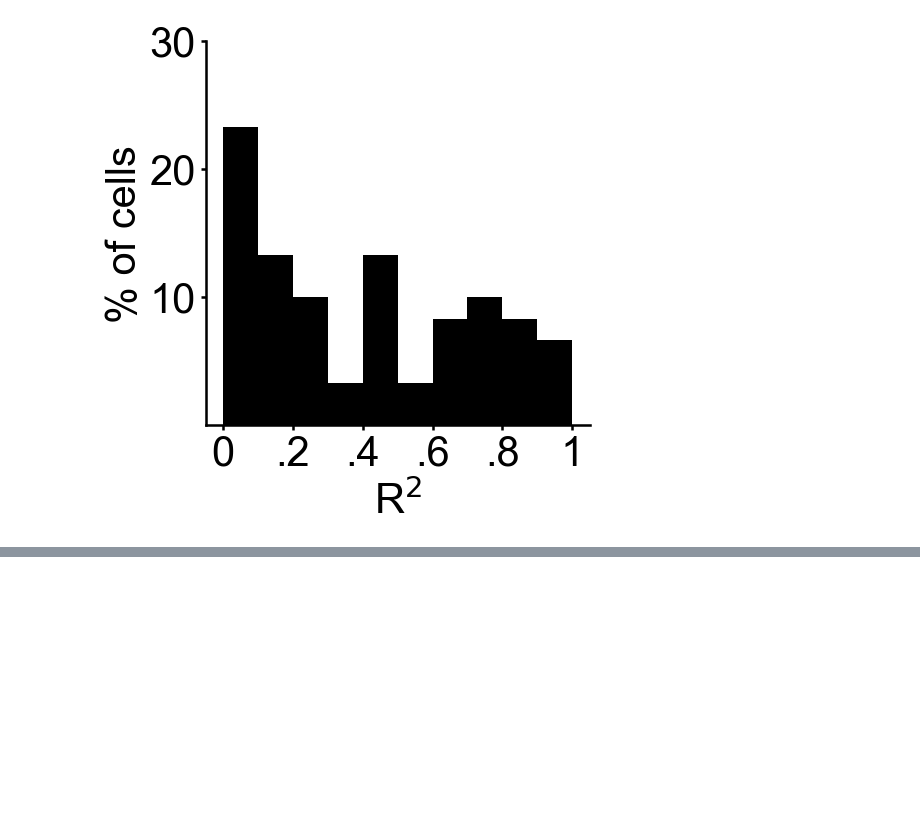
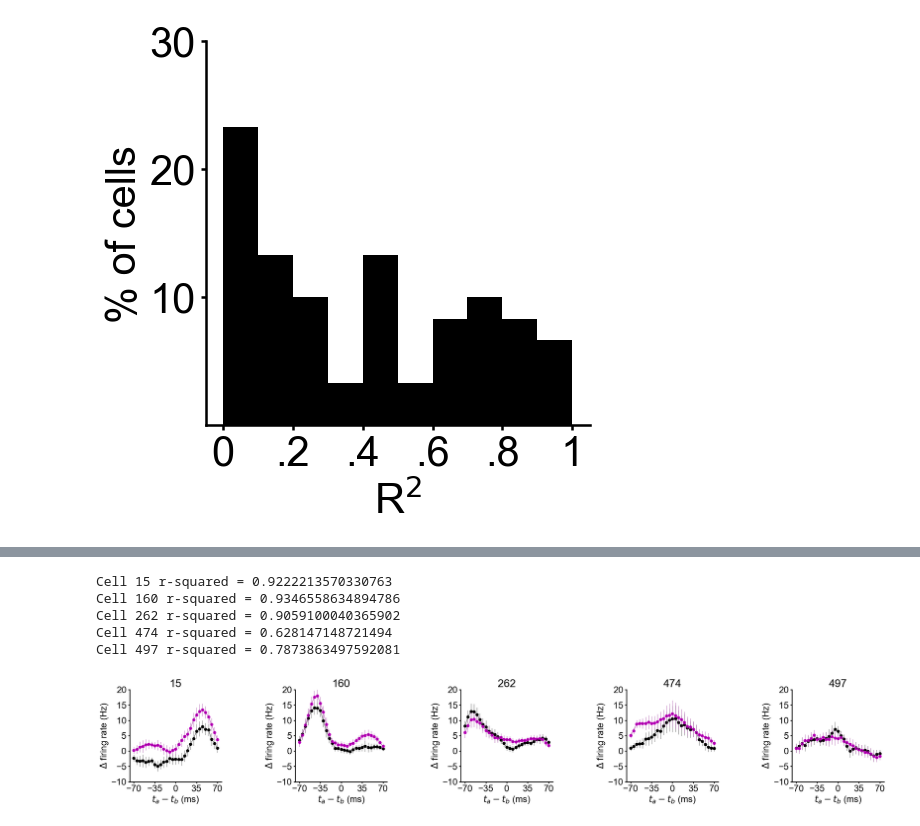
Before and after one commit to rmblazing/phase-coding-analysis, a Jupyter notebook: figure_generation/figure2/fig2_final.ipynb, the cells around one changed output, grey strips where cells are left out. Saved outputs shown, nothing was run; the diff lists cells and outputs as text; code cells hidden in the pictures; blank space fills up the shorter version.

```diff
--- a/figure_generation/figure2/fig2_final.ipynb
+++ b/figure_generation/figure2/fig2_final.ipynb
@@ -254,0 +300,14 @@ PGanalysis.axis_fixer(ratio = 1, size = 20)
+# %%
+plt.figure(figsize = (30,30))
+for cell_n, cell in enumerate([15, 160, 262, 474, 497]):
+    plt.subplot(1,5,cell_n+1)
+    plot_real_and_predicted_curves(cell, baseline_sub_psth_by_trial, indices, single_spot_indices, n_trials, n_stim, font_size = 20)
+    resp_idx = np.where(np.array(tuned_resp_cells) == cell)[0]
+    print('Cell ' + str(cell) + ' r-squared = ' + str(r_sq[resp_idx][0]))
+# %% [output]
+Cell 15 r-squared = 0.9222213570330763
+Cell 160 r-squared = 0.9346558634894786
+Cell 262 r-squared = 0.9059100040365902
+Cell 474 r-squared = 0.628147148721494
+Cell 497 r-squared = 0.7873863497592081
+[figure, added]
```
Also changed, not shown: parts of 15 cells of this notebook.
